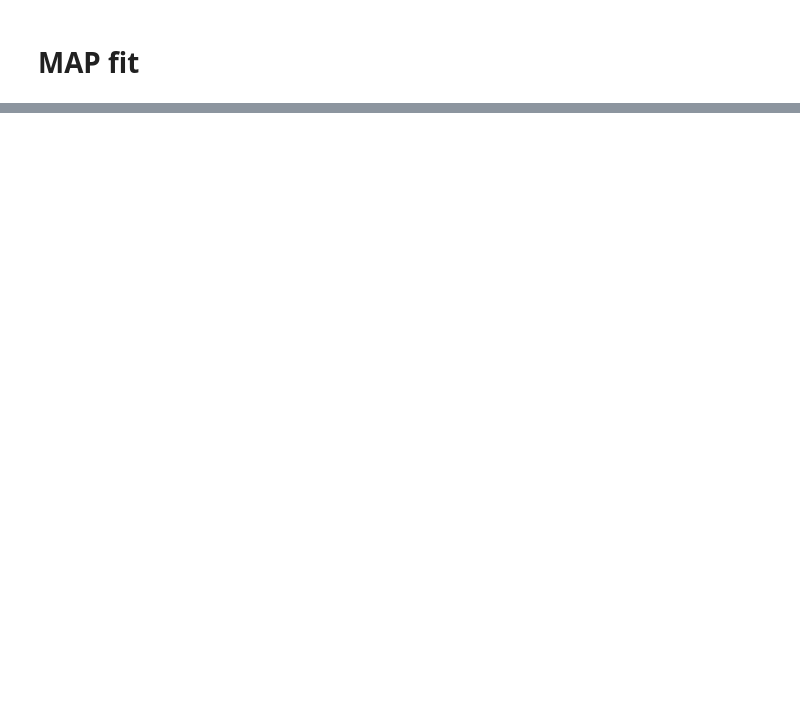
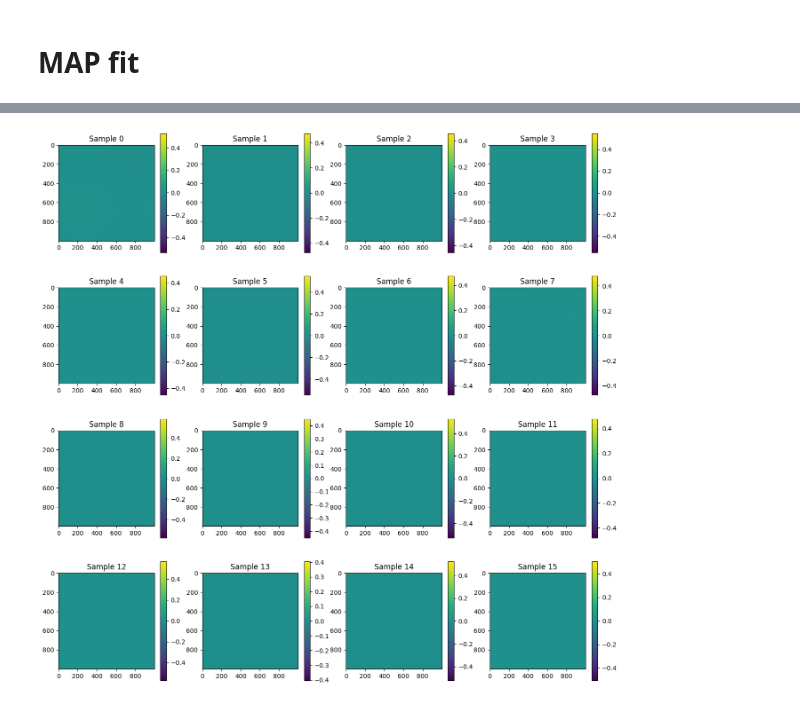
Before and after one commit to jwuerzinger/CMB_denoising, a Jupyter notebook: nifty_maria/nifty_maria_mapsampling.ipynb, the cells around one changed output, grey strips where cells are left out. Cells and saved outputs as stored; diff of their text form; code cells hidden in the pictures; blank space fills up the shorter version.

```diff
--- a/nifty_maria/nifty_maria_mapsampling.ipynb
+++ b/nifty_maria/nifty_maria_mapsampling.ipynb
@@ -137,7 +145,10 @@ dims = (1000, 1000)
 # Map model
 
 # correlated field zero mode GP offset and stddev
-cf_zm_map = dict(offset_mean=1.3, offset_std=(1e-1, 1e-1))
+# mean: -0.0001326779640292624
+# mean: -8.726027824180198e-05
+# cf_zm_map = dict(offset_mean=1.3e-4, offset_std=(1e-5, 1e-5))
+cf_zm_map = dict(offset_mean=-8.7e-5, offset_std=(1e-6, 1e-6))
 # correlated field fluctuations (mostly don't need tuning)
 cf_fl_map = dict(
     fluctuations=(1.0e0, 1e-1), # fluctuations: y-offset in power spectrum in fourier space (zero mode)
@@ -481,6 +430,6 @@ plt.show()
 # %%
 # plot maximum of posterior (mode)
-pred_tods = signal_response(samples.pos) # gives time-series
+pred_tods = signal_response_tod(samples.pos) # gives time-series
 # sig_map = gp_map(samples.pos) # when splitting up in different field models
 
 fig, axes = plt.subplots(2, 1, figsize=(16, 8))
@@ -496,0 +611,17 @@ plt.show()
+# %%
+# plot all samples
+fig, axes = plt.subplots(4, 4, figsize=(16, 16))
+
+i = 0
+for s in samples:
+    # print(i//4, i%4)
+    # im = axes[i//4][i%4].imshow(signal_response(s))
+    im = axes[i//4][i%4].imshow(gp_map(s))
+    axes[i//4][i%4].title.set_text(f"Sample {i}")
+    fig.colorbar(im)
+
+    i += 1
+
+plt.show()
+# %% [output]
+[figure, added]
```
Also changed, not shown: parts of 15 cells of this notebook.
